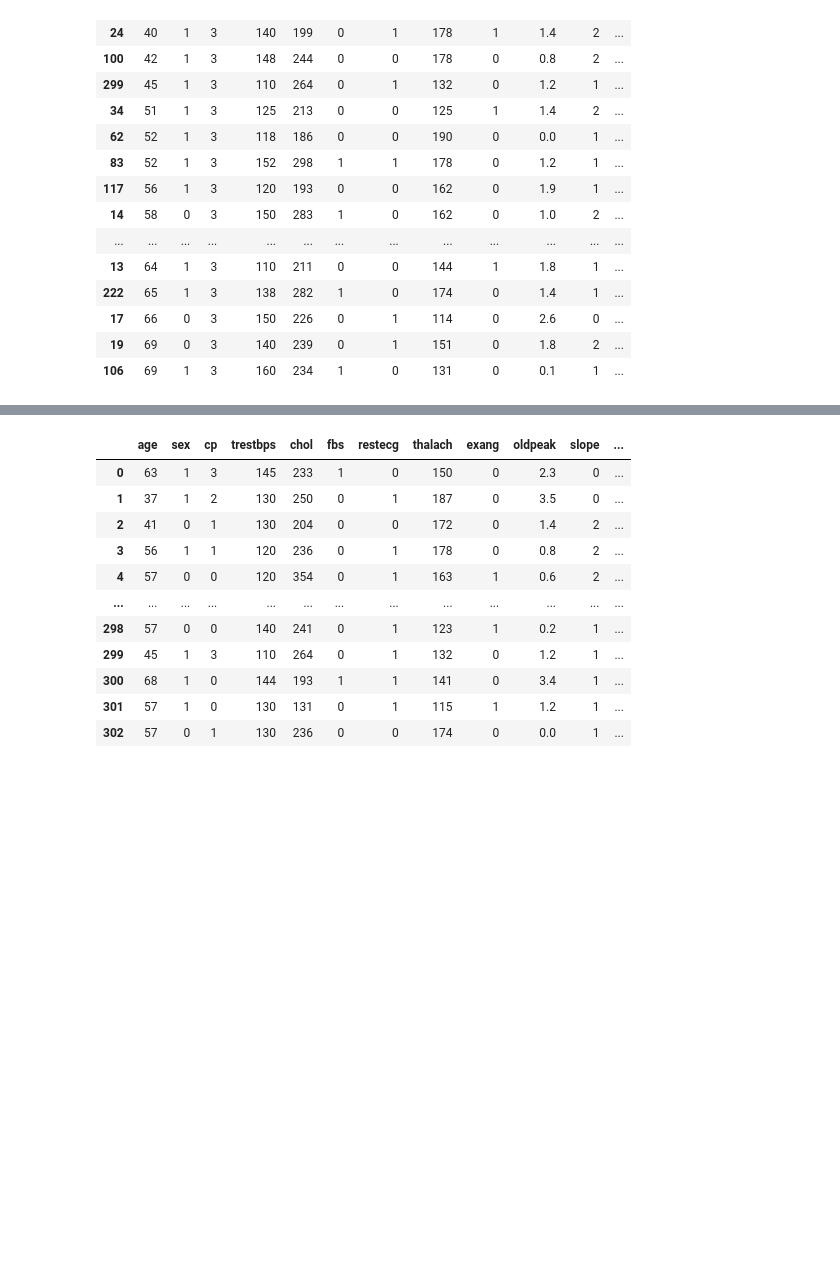
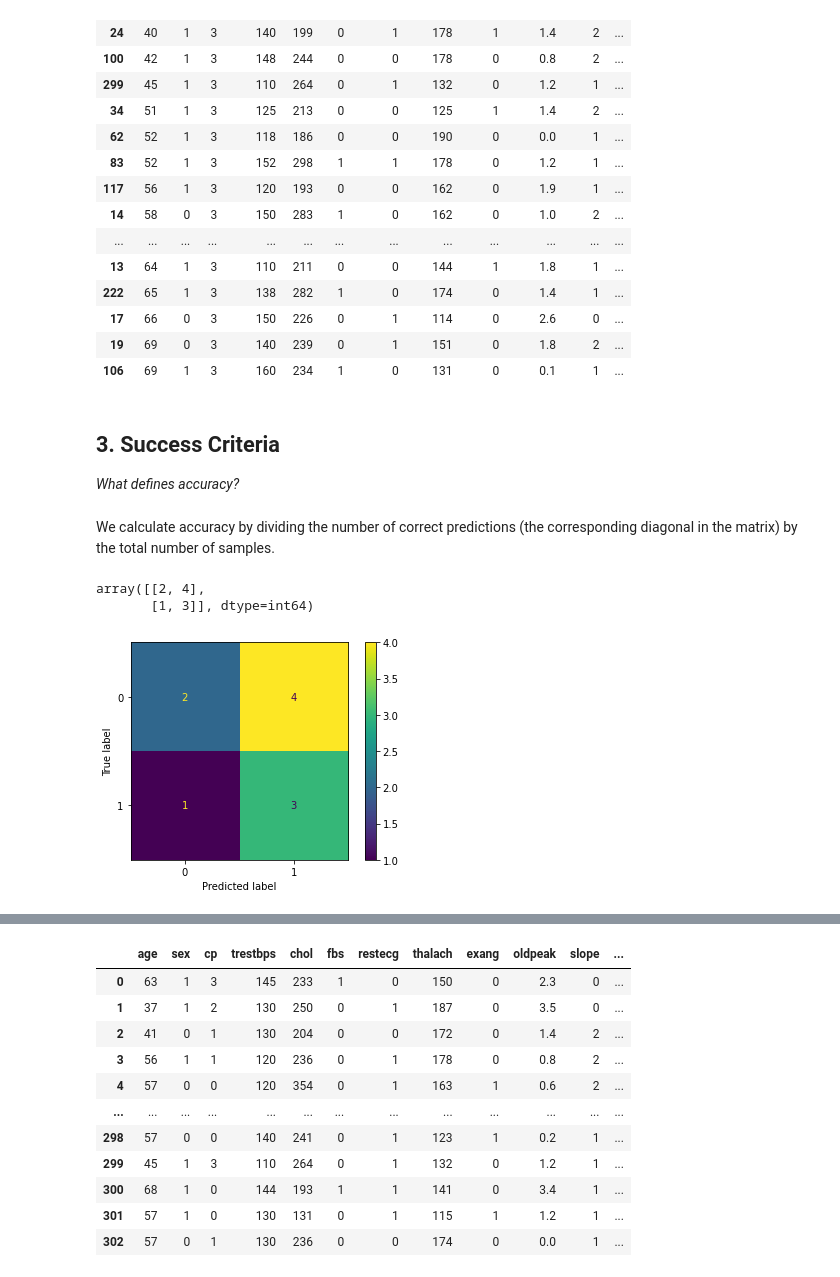
Before and after one commit to mcabanlit/ml-training, a Jupyter notebook: heart-disease-preprocessing.ipynb, the cells around one changed output, grey strips where cells are left out. Saved outputs shown, nothing was run; the diff lists cells and outputs as text; code cells hidden in the pictures; blank space fills up the shorter version.

```diff
--- a/heart-disease-preprocessing.ipynb
+++ b/heart-disease-preprocessing.ipynb
@@ -177,3 +179,23 @@ typ_ang_df
 | 17 | 66 | 0 | 3 | 150 | 226 | 0 | 1 | 114 | 0 | 2.6 | 0 | ... |
 | 19 | 69 | 0 | 3 | 140 | 239 | 0 | 1 | 151 | 0 | 1.8 | 2 | ... |
 | 106 | 69 | 1 | 3 | 160 | 234 | 1 | 0 | 131 | 0 | 0.1 | 1 | ... |
+# %% [markdown]
+## 3. Success Criteria
+_What defines accuracy?_
+# %% [markdown]
+We calculate accuracy by dividing the number of correct predictions (the corresponding diagonal in the matrix) by the total number of samples.
+# %%
+from sklearn.metrics import confusion_matrix, ConfusionMatrixDisplay
+y_actual    = [1,1,1,1,0,0,0,0,0,0]
+y_predicted = [1,1,1,0,1,1,1,1,0,0]
+# %%
+confusion_matrix(y_actual, y_predicted)
+# %% [output]
+array([[2, 4],
+       [1, 3]], dtype=int64)
+# %%
+cm = confusion_matrix(y_actual, y_predicted)
+cmd = ConfusionMatrixDisplay(cm)
+cmd.plot();
+# %% [output]
+[figure, added]
```
Also changed, not shown: parts of 42 cells of this notebook, 5 other files.
